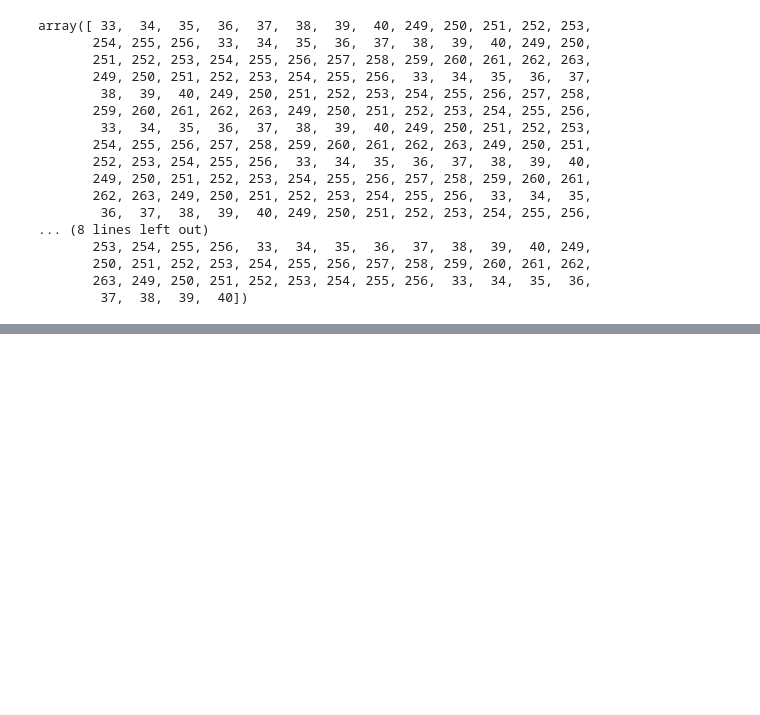
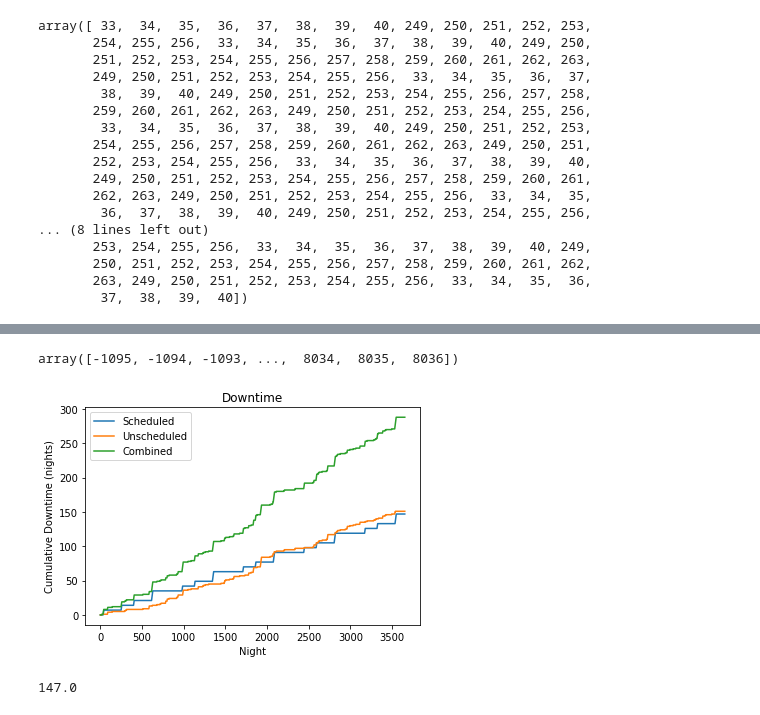
Before and after one commit to lsst-pst/pstn-051, a Jupyter notebook: plots/downtime_plots.ipynb, the cells around one changed output, grey strips where cells are left out. Drawn from its saved outputs; the diff is of its cells as text; code cells hidden in the pictures; blank space fills up the shorter version.

```diff
--- a/plots/downtime_plots.ipynb
+++ b/plots/downtime_plots.ipynb
@@ -185,0 +198,4 @@ array([ 33,  34,  35,  36,  37,  38,  39,  40, 249, 250, 251, 252, 253,
+# %%
+almanac.sunsets['night']
+# %% [output]
+array([-1095, -1094, -1093, ...,  8034,  8035,  8036])
@@ -185,0 +219,34 @@ array([ 33,  34,  35,  36,  37,  38,  39,  40, 249, 250, 251, 252, 253,
+# %%
+down_starts = []
+down_ends = []
+for dt in unsched_downtimes:
+    down_starts.append(dt['start'].mjd)
+    down_ends.append(dt['end'].mjd)
+# %%
+for i,mjd in enumerate(mjds_to_check):
+    indx = np.searchsorted(down_starts, mjd, side='right')-1
+    if mjd < down_ends[indx]:
+        unsched_down[i] = 1
+# %%
+both_down = sched_down + unsched_down
+# %%
+both_down[np.where(both_down > 1)] = 1
+both_down = np.cumsum(both_down)
+sched_down = np.cumsum(sched_down)
+unsched_down = np.cumsum(unsched_down)
+# %%
+plt.plot(nights, sched_down, label='Scheduled')
+plt.plot(nights, unsched_down, label='Unscheduled')
+plt.plot(nights, both_down, label='Combined')
+plt.legend()
+plt.xlabel('Night')
+plt.ylabel('Cumulative Downtime (nights)')
+plt.title('Downtime')
+
+plt.savefig('downtimes.pdf')
+# %% [output]
+[figure, added]
+# %%
+sched_down.max()
+# %% [output]
+147.0
```
Also changed, not shown: parts of 6 cells of this notebook, 3 other files.
